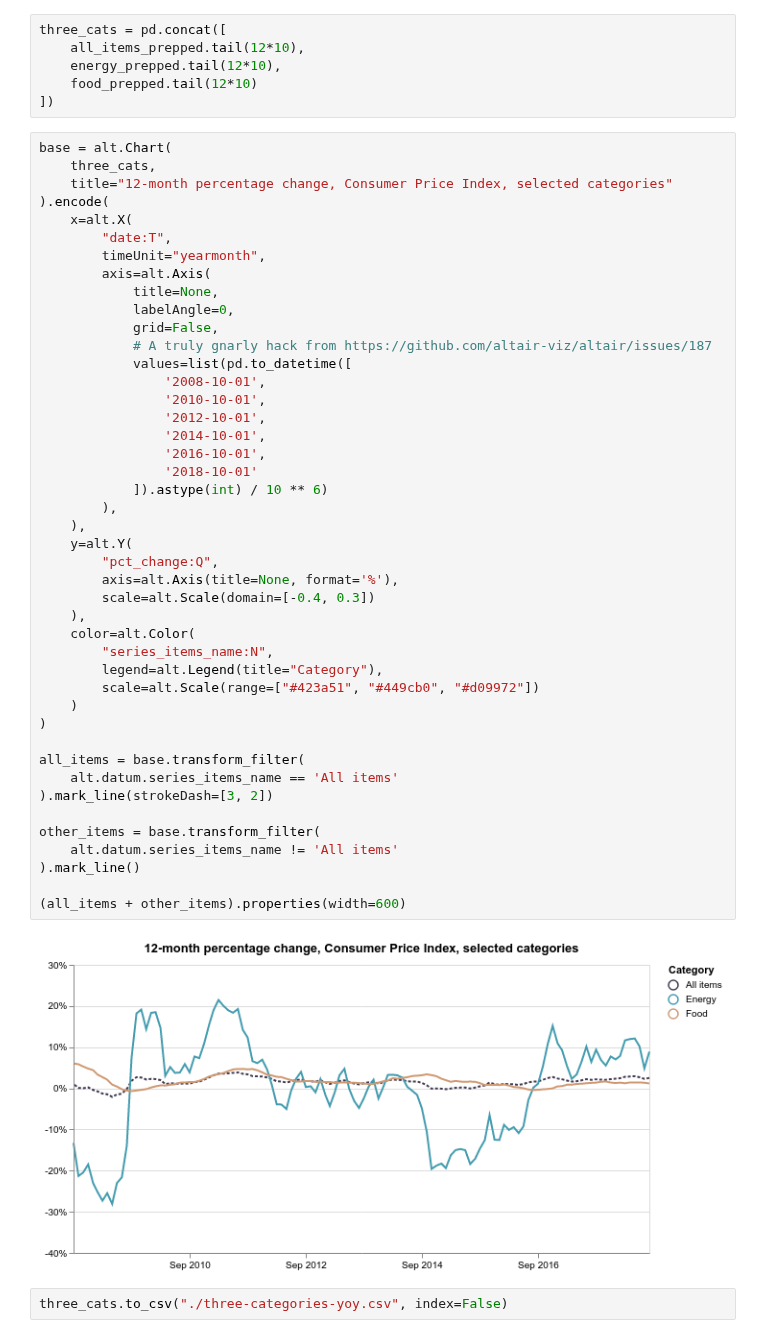
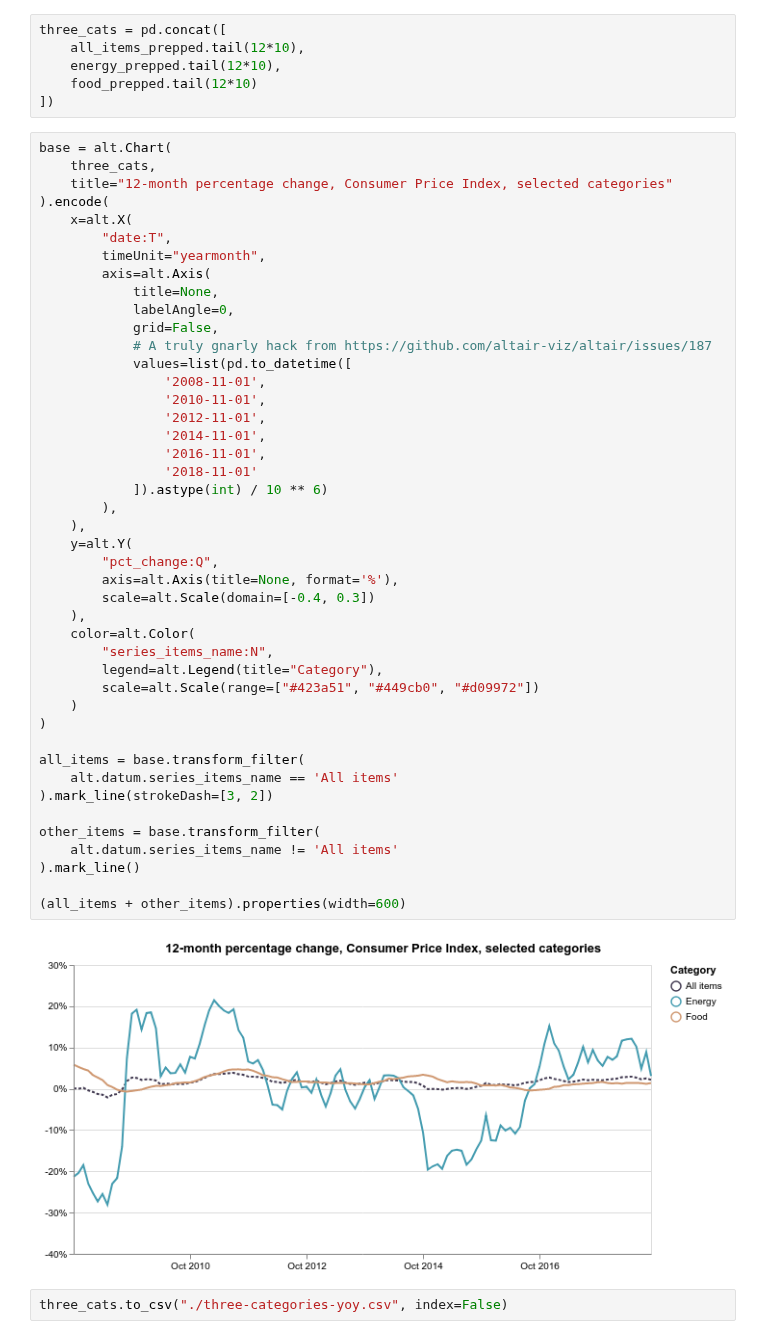
Before and after one commit to palewire/cpi, a Jupyter notebook: notebooks/analysis.ipynb, the cells around one changed output. Drawn from its saved outputs; the diff is of its cells as text.

```diff
--- a/notebooks/analysis.ipynb
+++ b/notebooks/analysis.ipynb
@@ -71,40 +130,40 @@ base = alt.Chart(
             title=None,
             labelAngle=0,
             grid=False,
             # A truly gnarly hack from https://github.com/altair-viz/altair/issues/187
             values=list(pd.to_datetime([
-                '2008-10-01',
-                '2010-10-01',
-                '2012-10-01',
-                '2014-10-01',
-                '2016-10-01',
-                '2018-10-01'
+                '2008-11-01',
+                '2010-11-01',
+                '2012-11-01',
+                '2014-11-01',
+                '2016-11-01',
+                '2018-11-01'
             ]).astype(int) / 10 ** 6)
         ),
     ),
     y=alt.Y(
         "pct_change:Q",
         axis=alt.Axis(title=None, format='%'),
         scale=alt.Scale(domain=[-0.4, 0.3])
     ),
     color=alt.Color(
         "series_items_name:N",
         legend=alt.Legend(title="Category"),
         scale=alt.Scale(range=["#423a51", "#449cb0", "#d09972"])
     )
 )
 
 all_items = base.transform_filter(
     alt.datum.series_items_name == 'All items'
 ).mark_line(strokeDash=[3, 2])
 
 other_items = base.transform_filter(
     alt.datum.series_items_name != 'All items'
 ).mark_line()
 
 (all_items + other_items).properties(width=600)
 # %% [output]
-[figure, old version]
+[figure, new version]
 # %%
 three_cats.to_csv("./three-categories-yoy.csv", index=False)
 # %% [markdown]
```
Also changed, not shown: parts of 35 cells of this notebook, 6 other files.
